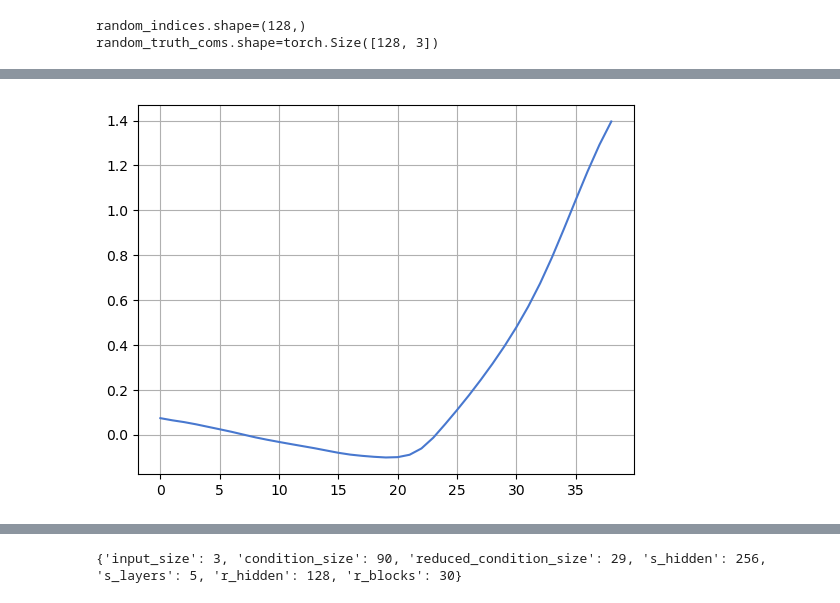
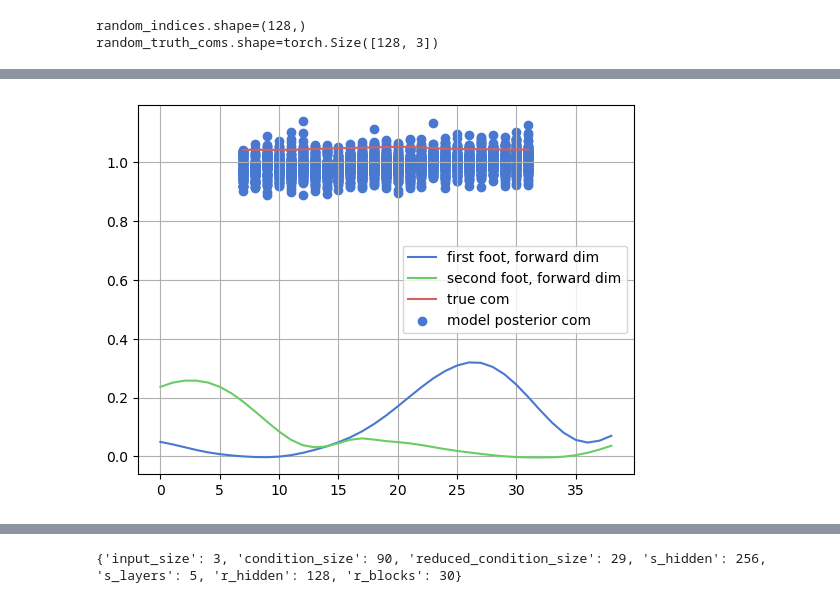
Before and after one commit to laurasaizz/SBI_walking, a Jupyter notebook: model.ipynb, the cells around one changed output, grey strips where cells are left out. Drawn from its saved outputs; the diff is of its cells as text; code cells hidden in the pictures.

Commit message:
added posterior com trajectory visualization

```diff
--- a/model.ipynb
+++ b/model.ipynb
@@ -911,0 +912,20 @@ plt.show()
+# %%
+# now try to build the posterior trace
+
+# we have 25 windows.
+# lets sample n_sample_per_window := 100 points for this
+
+n_sample_per_window = 100
+foot_data__for_posterior = test_foot[:25,:,:].flatten(1).repeat_interleave(n_sample_per_window,dim=0)
+print(f"{foot_data__for_posterior.shape=}")
+normal = torch.randn((25 * n_sample_per_window,3),device=device)
+posterior_data = model.reverse(normal,foot_data__for_posterior.to(device))
+
+print(f"{posterior_data.shape=}")
+posterior_data_reshape = posterior_data.detach().cpu()#.reshape(25,n_sample_per_window,3)
+print(f"{posterior_data_reshape.shape=}")
+
+posterior_global_shift = posterior_data_reshape * stats["com_std"] + stats["com_mean"]
+posterior_x = (torch.arange(25) + 7).repeat_interleave(n_sample_per_window)
+print(f"{posterior_x.shape=}")
+_ = plt.scatter(posterior_x,posterior_global_shift[:,0])
@@ -912,37 +938,59 @@ plt.show()
 # %%
 print(f"{test_foot.shape=}")
-for i in range(25):
-    plt.plot(np.arange(15) + i, test_foot[i, :, 0], label=f"{i}")
+# for i in range(25):
+#     plt.plot(np.arange(15) + i, test_foot[i, :, 0], label=f"{i}")
+# plt.title("uncorrected trajectories of windows of the same simulation")
+# plt.show()
 
 
-plt.show()
+corrected_test_foot = test_foot * stats["foot_std"] + stats["foot_mean"]
+corrected_test_com = test_com * stats["com_std"] + stats["com_mean"] # only use for plotting!!
 
-corrected_test_foot = test_foot * stats["foot_std"] + stats["foot_mean"]
-foot_dim = 0
-first_part = corrected_test_foot[0, :, foot_dim]
+first_part = corrected_test_foot[0, :, :]
 second_part = (
-    corrected_test_foot[14, :, foot_dim][1:]
-    - corrected_test_foot[14, 0, foot_dim]
-    + first_part[-1]
+    corrected_test_foot[14, :, :][1:]
+    - corrected_test_foot[14, 0, :]
+    + first_part[-1, :]
 )
 print(f"{first_part.shape=}")
 print(f"{second_part.shape=}")
 last_part = (
-    corrected_test_foot[24, :, foot_dim][5:]
-    - corrected_test_foot[24, 4, foot_dim]
-    + second_part[-1]
+    corrected_test_foot[24, :, :][5:]
+    - corrected_test_foot[24, 4, :]
+    + second_part[-1, :]
 )
 
-plt.plot(
-    np.arange(39),
-    np.concatenate(
-        [
-            first_part,
-            second_part,
-            last_part,
-        ]
-    ),
+entire_trajectory = np.concatenate(
+    [
+        first_part,
+        second_part,
+        last_part,
+    ]
 )
+posterior_local_shift = posterior_global_shift.reshape(25,n_sample_per_window,3)+ entire_trajectory[7:32,None,:3]
+print(f"{entire_trajectory.shape=}")
+plt.plot(np.arange(39), entire_trajectory[:, 0],label="")
+plt.plot(np.arange(39), entire_trajectory[:, 3],label="")
+plt.plot(np.arange(25)+7, corrected_test_com[0:25,0] + entire_trajectory[7:32,0] ,label="true com")
+plt.scatter(posterior_x,posterior_local_shift[:,:,0].flatten() )
+plt.grid()
+plt.legend(["first foot, forward dim","second foot, forward dim","true com","model posterior com"])
+plt.show()
+plt.plot(np.arange(39), entire_trajectory[:, 1],label="first foot, height dim")
+plt.plot(np.arange(39), entire_trajectory[:, 4],label="second foot, height dim")
+plt.plot(np.arange(25)+7, corrected_test_com[0:25,1] + entire_trajectory[7:32,1] ,label="true com")
+plt.scatter(posterior_x,posterior_local_shift[:,:,1].flatten() )
+plt.grid()
+plt.legend(["first foot, forward dim","second foot, forward dim","true com","model posterior com"])
+plt.show()
+plt.plot(np.arange(39), entire_trajectory[:, 2],label="first foot, (is this vertical) dim")
+plt.plot(np.arange(39), entire_trajectory[:, 5],label="second foot, (is this vertical) dim")
+plt.plot(np.arange(25)+7, corrected_test_com[0:25,2] + entire_trajectory[7:32,2] ,label="true com")
+plt.scatter(posterior_x,posterior_local_shift[:,:,2].flatten() )
+plt.grid()
+plt.legend(["first foot, forward dim","second foot, forward dim","true com","model posterior com"])
+plt.show()
+
 # plt.scatter(
 #     np.arange(28, 39),
 #     corrected_test_foot[24, :, foot_dim][4:]
@@ -950,6 +998,5 @@ plt.plot(
 #     + second_part[-1],
 #     color="red",
 # ) #debug
-plt.grid()
 # %% [output]
 test_foot.shape=torch.Size([500000, 15, 6])
@@ -959 +1007 @@ second_part.shape=torch.Size([14])
-[figure, old version]
+[figure, new version]
```
Also changed, not shown: parts of 14 cells of this notebook.
